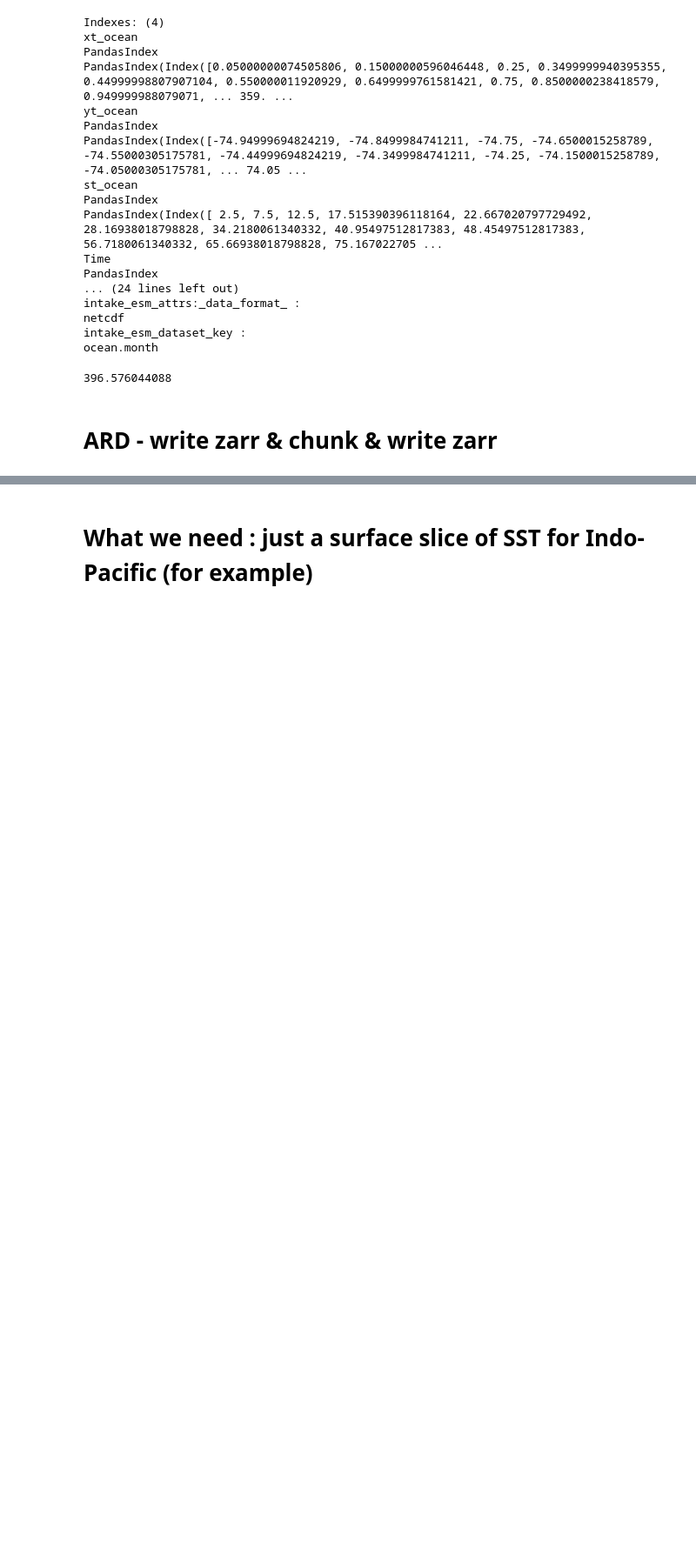
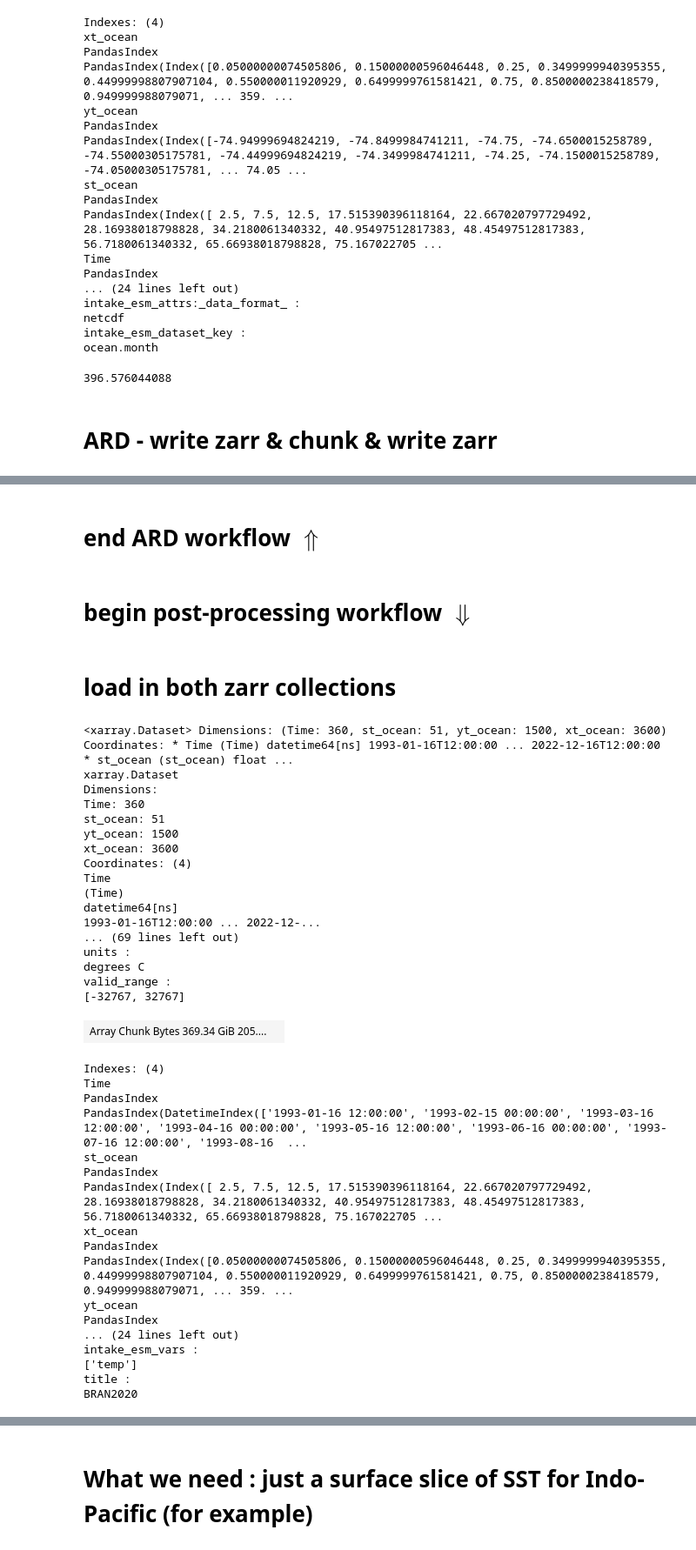
Before and after one commit to Thomas-Moore-Creative/BRAN-climatology-generator-demo, a Jupyter notebook: notebooks/demo_sandbox.ipynb, the cells around one changed output, grey strips where cells are left out. Shown at 87% size. Drawn from its saved outputs; the diff is of its cells as text; code cells hidden in the pictures; blank space fills up the shorter version.

Commit message:
prototype ARD workflow, start post-processing worflow, compare performance > #1

```diff
--- a/notebooks/demo_sandbox.ipynb
+++ b/notebooks/demo_sandbox.ipynb
@@ -195,0 +360,47 @@ DS.nbytes/1e9
+# %% [markdown]
+# end ARD workflow $\Uparrow$
+# %% [markdown]
+# begin post-processing workflow $\Downarrow$
+# %% [markdown]
+# load in both zarr collections
+# %%
+temp_chunked_time = xr.open_zarr(BRAN2020_ard_path + ard_rcTime_file_ID,consolidated=True)
+temp_chunked = xr.open_zarr(BRAN2020_ard_path + ard_file_ID,consolidated=True)
+# %%
+temp_chunked
+# %% [output]
+<xarray.Dataset> Dimensions: (Time: 360, st_ocean: 51, yt_ocean: 1500, xt_ocean: 3600) Coordinates: * Time (Time) datetime64[ns] 1993-01-16T12:00:00 ... 2022-12-16T12:00:00 * st_ocean (st_ocean) float ...
+xarray.Dataset
+Dimensions:
+Time: 360
+st_ocean: 51
+yt_ocean: 1500
+xt_ocean: 3600
+Coordinates: (4)
+Time
+(Time)
+datetime64[ns]
+1993-01-16T12:00:00 ... 2022-12-...
+... (69 lines left out)
+units :
+degrees C
+valid_range :
+[-32767, 32767]
+| Array Chunk Bytes 369.34 GiB 205.... |  |
+Indexes: (4)
+Time
+PandasIndex
+PandasIndex(DatetimeIndex(['1993-01-16 12:00:00', '1993-02-15 00:00:00', '1993-03-16 12:00:00', '1993-04-16 00:00:00', '1993-05-16 12:00:00', '1993-06-16 00:00:00', '1993-07-16 12:00:00', '1993-08-16  ...
+st_ocean
+PandasIndex
+PandasIndex(Index([ 2.5, 7.5, 12.5, 17.515390396118164, 22.667020797729492, 28.16938018798828, 34.2180061340332, 40.95497512817383, 48.45497512817383, 56.7180061340332, 65.66938018798828, 75.167022705 ...
+xt_ocean
+PandasIndex
+PandasIndex(Index([0.05000000074505806, 0.15000000596046448, 0.25, 0.3499999940395355, 0.44999998807907104, 0.550000011920929, 0.6499999761581421, 0.75, 0.8500000238418579, 0.949999988079071, ... 359. ...
+yt_ocean
+PandasIndex
+... (24 lines left out)
+intake_esm_vars :
+['temp']
+title :
+BRAN2020
```
Also changed, not shown: parts of 31 cells of this notebook.
